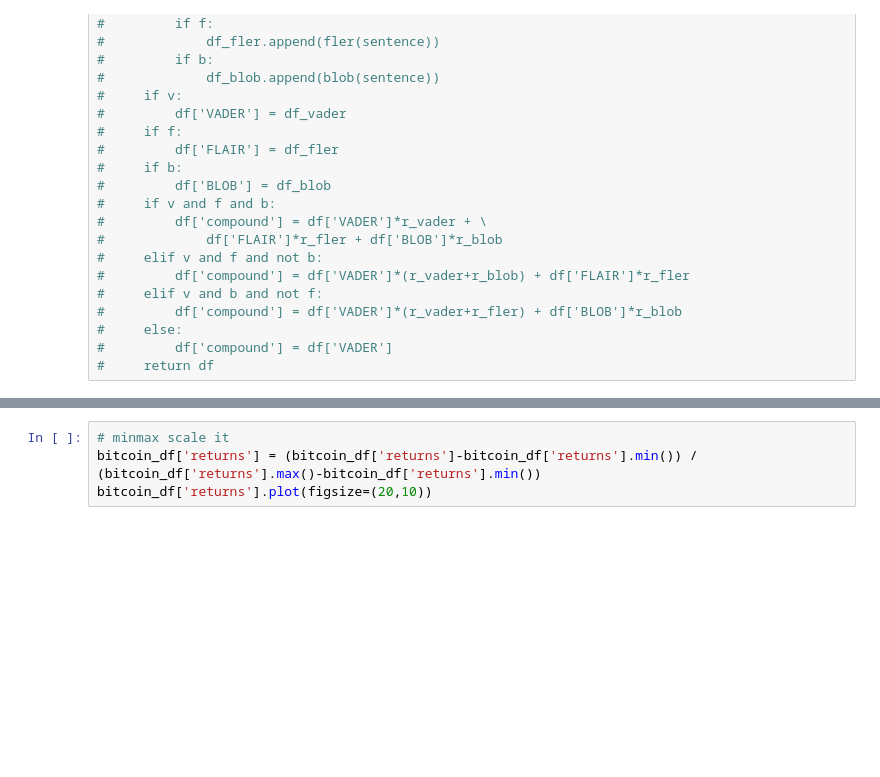
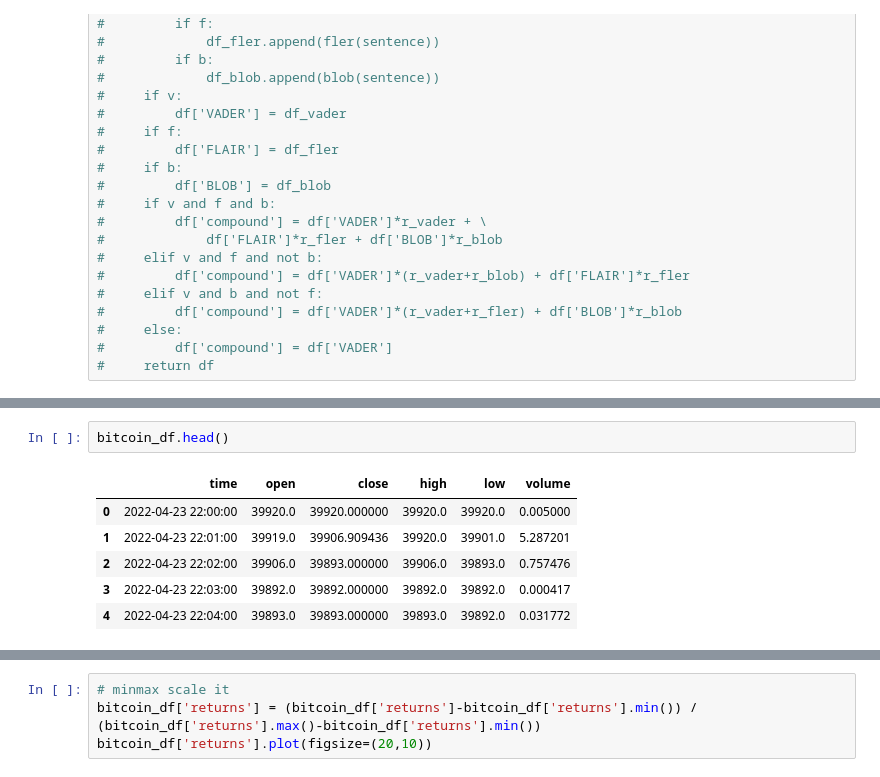
Before and after one commit to Amin-Debabeche/FinEconometrics, a Jupyter notebook: scripts/sentiment_analysis/functions/cleaning.ipynb, the cells around one changed output, grey strips where cells are left out. Drawn from its saved outputs; the diff is of its cells as text; blank space fills up the shorter version.

```diff
--- a/scripts/sentiment_analysis/functions/cleaning.ipynb
+++ b/scripts/sentiment_analysis/functions/cleaning.ipynb
@@ -238 +257,10 @@ tmp = pd.concat(tmp)
+# %%
+bitcoin_df.head()
+# %% [output]
+|  | time | open | close | high | low | volume |
+| 0 | 2022-04-23 22:00:00 | 39920.0 | 39920.000000 | 39920.0 | 39920.0 | 0.005000 |
+| 1 | 2022-04-23 22:01:00 | 39919.0 | 39906.909436 | 39920.0 | 39901.0 | 5.287201 |
+| 2 | 2022-04-23 22:02:00 | 39906.0 | 39893.000000 | 39906.0 | 39893.0 | 0.757476 |
+| 3 | 2022-04-23 22:03:00 | 39892.0 | 39892.000000 | 39892.0 | 39892.0 | 0.000417 |
+| 4 | 2022-04-23 22:04:00 | 39893.0 | 39893.000000 | 39893.0 | 39892.0 | 0.031772 |
 # %%
```
Also changed, not shown: parts of 29 cells of this notebook.
